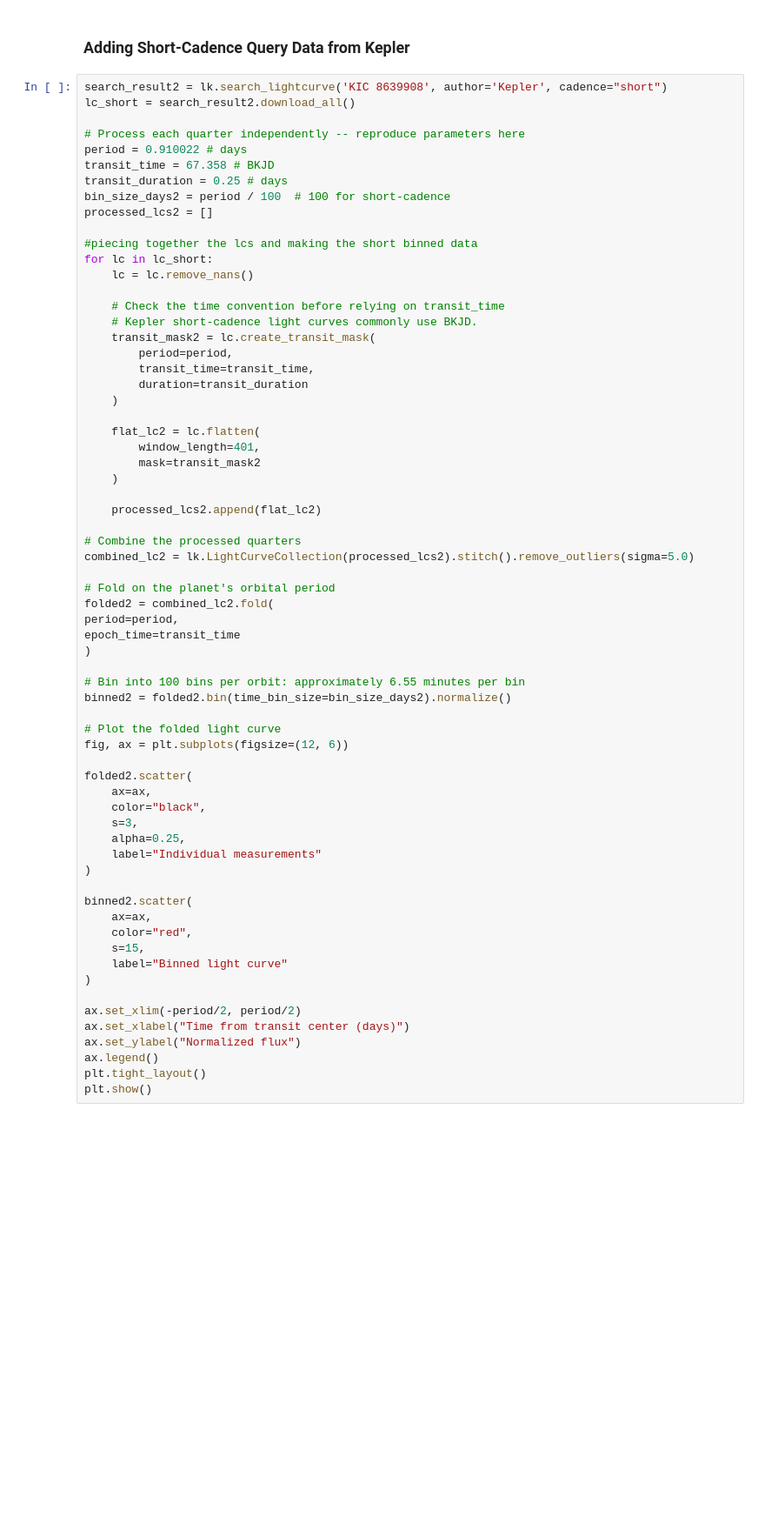
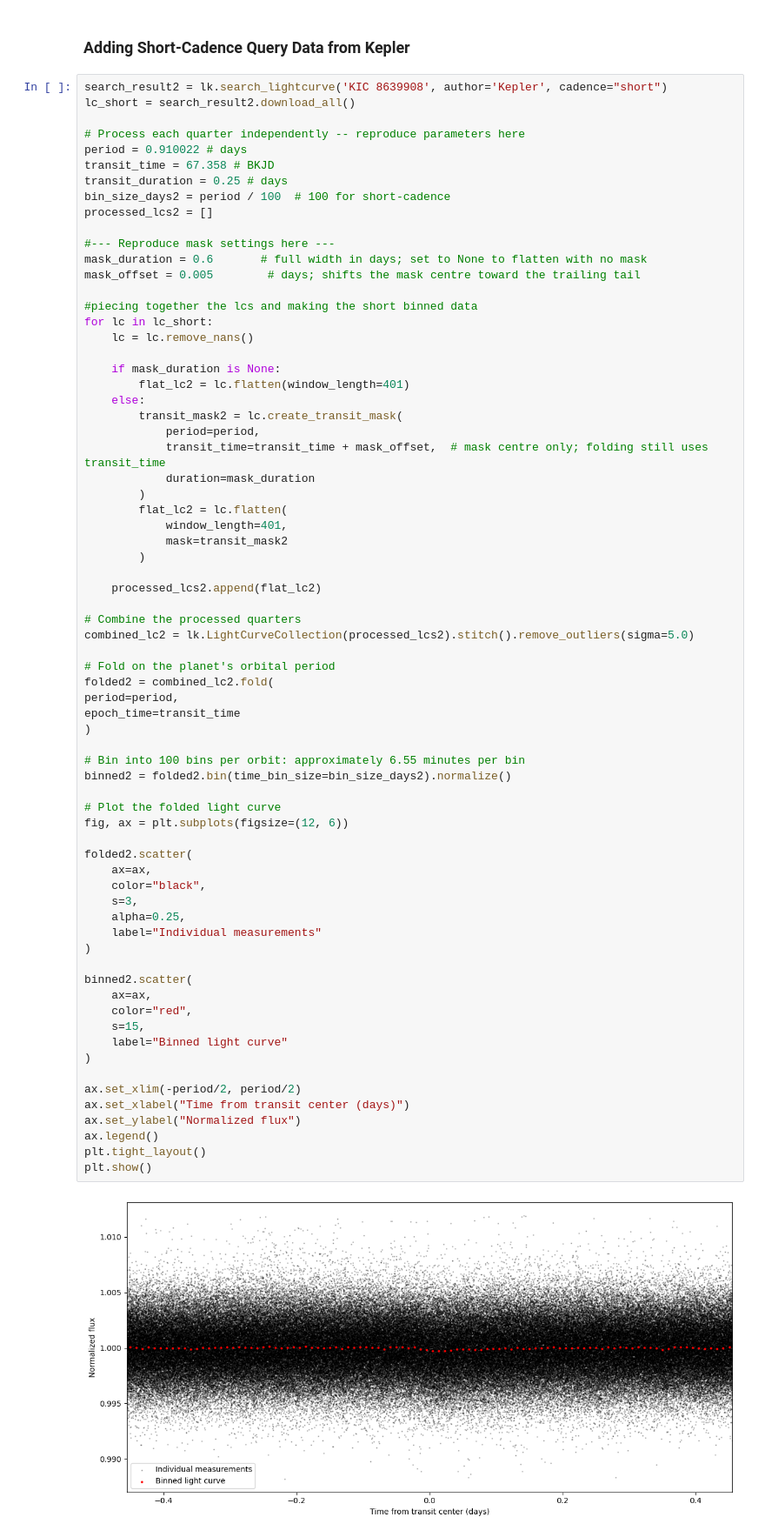
Before and after one commit to psi-dirac/psi-planet-disintegration, a Jupyter notebook: KOI2700b/KOI2700b_Presentation.ipynb, the cells around one changed output. Shown at 87% size. Cells and saved outputs as stored; diff of their text form; blank space fills up the shorter version.

```diff
--- a/KOI2700b/KOI2700b_Presentation.ipynb
+++ b/KOI2700b/KOI2700b_Presentation.ipynb
@@ -174,22 +187,26 @@ transit_duration = 0.25 # days
 bin_size_days2 = period / 100  # 100 for short-cadence
 processed_lcs2 = []
 
+#--- Reproduce mask settings here ---
+mask_duration = 0.6       # full width in days; set to None to flatten with no mask
+mask_offset = 0.005        # days; shifts the mask centre toward the trailing tail
+
 #piecing together the lcs and making the short binned data
 for lc in lc_short:
     lc = lc.remove_nans()
 
-    # Check the time convention before relying on transit_time
-    # Kepler short-cadence light curves commonly use BKJD.
-    transit_mask2 = lc.create_transit_mask(
-        period=period,
-        transit_time=transit_time,
-        duration=transit_duration
-    )
-
-    flat_lc2 = lc.flatten(
-        window_length=401,
-        mask=transit_mask2
-    )
+    if mask_duration is None:
+        flat_lc2 = lc.flatten(window_length=401)
+    else:
+        transit_mask2 = lc.create_transit_mask(
+            period=period,
+            transit_time=transit_time + mask_offset,  # mask centre only; folding still uses transit_time
+            duration=mask_duration
+        )
+        flat_lc2 = lc.flatten(
+            window_length=401,
+            mask=transit_mask2
+        )
 
     processed_lcs2.append(flat_lc2)
 
@@ -202,33 +219,35 @@ period=period,
 epoch_time=transit_time
 )
 
 # Bin into 100 bins per orbit: approximately 6.55 minutes per bin
 binned2 = folded2.bin(time_bin_size=bin_size_days2).normalize()
 
 # Plot the folded light curve
 fig, ax = plt.subplots(figsize=(12, 6))
 
 folded2.scatter(
     ax=ax,
     color="black",
     s=3,
     alpha=0.25,
     label="Individual measurements"
 )
 
 binned2.scatter(
     ax=ax,
     color="red",
     s=15,
     label="Binned light curve"
 )
 
 ax.set_xlim(-period/2, period/2)
 ax.set_xlabel("Time from transit center (days)")
 ax.set_ylabel("Normalized flux")
 ax.legend()
 plt.tight_layout()
 plt.show()
+# %% [output]
+[figure, added]
 # %%
 # Extract binned2 data and discard any invalid values
 x2 = np.asarray(binned2.time.value)
```
Also changed, not shown: parts of 10 cells of this notebook.
